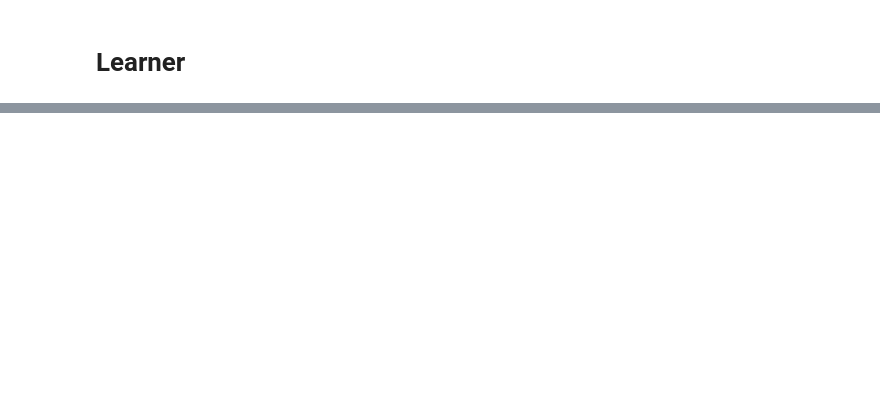
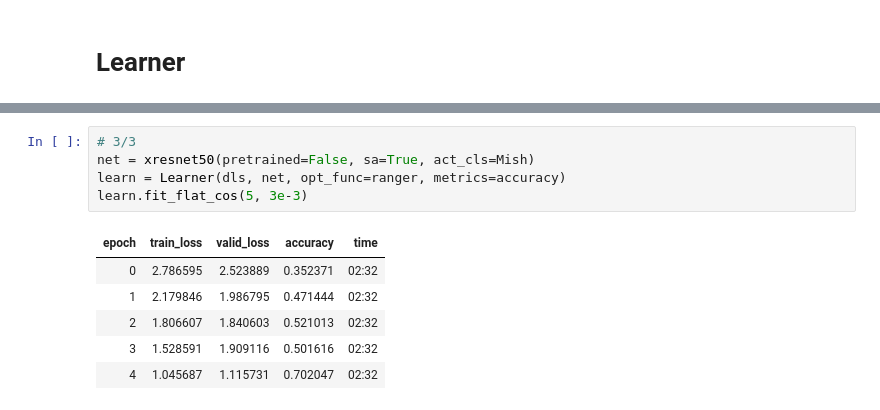
Before and after one commit to jwuphysics/FastGarden, a Jupyter notebook: nbs/01. mxresnet50 tests with augmentation and lr scheduling.ipynb, the cells around one changed output, grey strips where cells are left out. Drawn from its saved outputs; the diff is of its cells as text; blank space fills up the shorter version.

```diff
--- a/nbs/01. mxresnet50 tests with augmentation and lr scheduling.ipynb
+++ b/nbs/01. mxresnet50 tests with augmentation and lr scheduling.ipynb
@@ -109,0 +130,12 @@ learn.fit_flat_cos(5, 8e-3)
+# %%
+# 3/3
+net = xresnet50(pretrained=False, sa=True, act_cls=Mish)
+learn = Learner(dls, net, opt_func=ranger, metrics=accuracy)
+learn.fit_flat_cos(5, 3e-3)
+# %% [output]
+| epoch | train_loss | valid_loss | accuracy | time |
+| 0 | 2.786595 | 2.523889 | 0.352371 | 02:32 |
+| 1 | 2.179846 | 1.986795 | 0.471444 | 02:32 |
+| 2 | 1.806607 | 1.840603 | 0.521013 | 02:32 |
+| 3 | 1.528591 | 1.909116 | 0.501616 | 02:32 |
+| 4 | 1.045687 | 1.115731 | 0.702047 | 02:32 |
```
Also changed, not shown: parts of 26 cells of this notebook, 1 other file.
